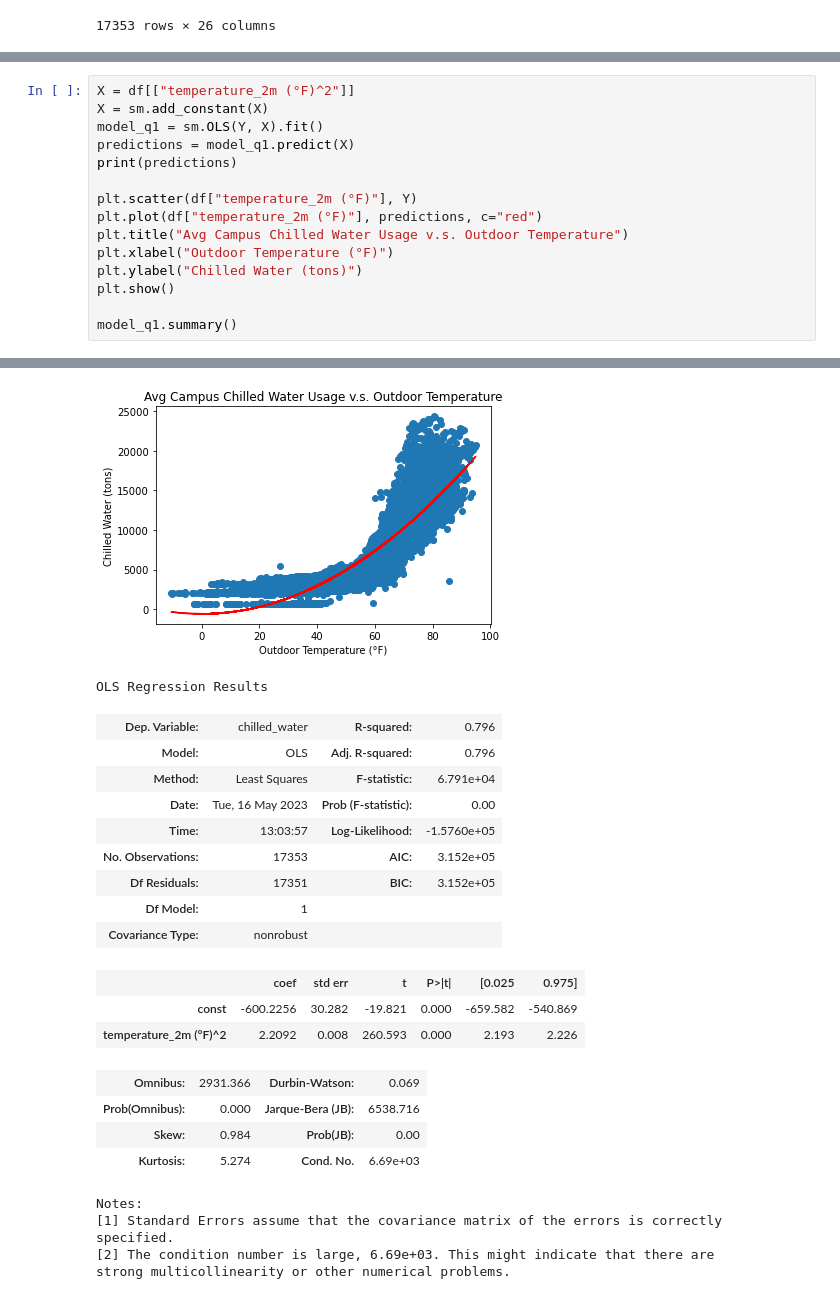
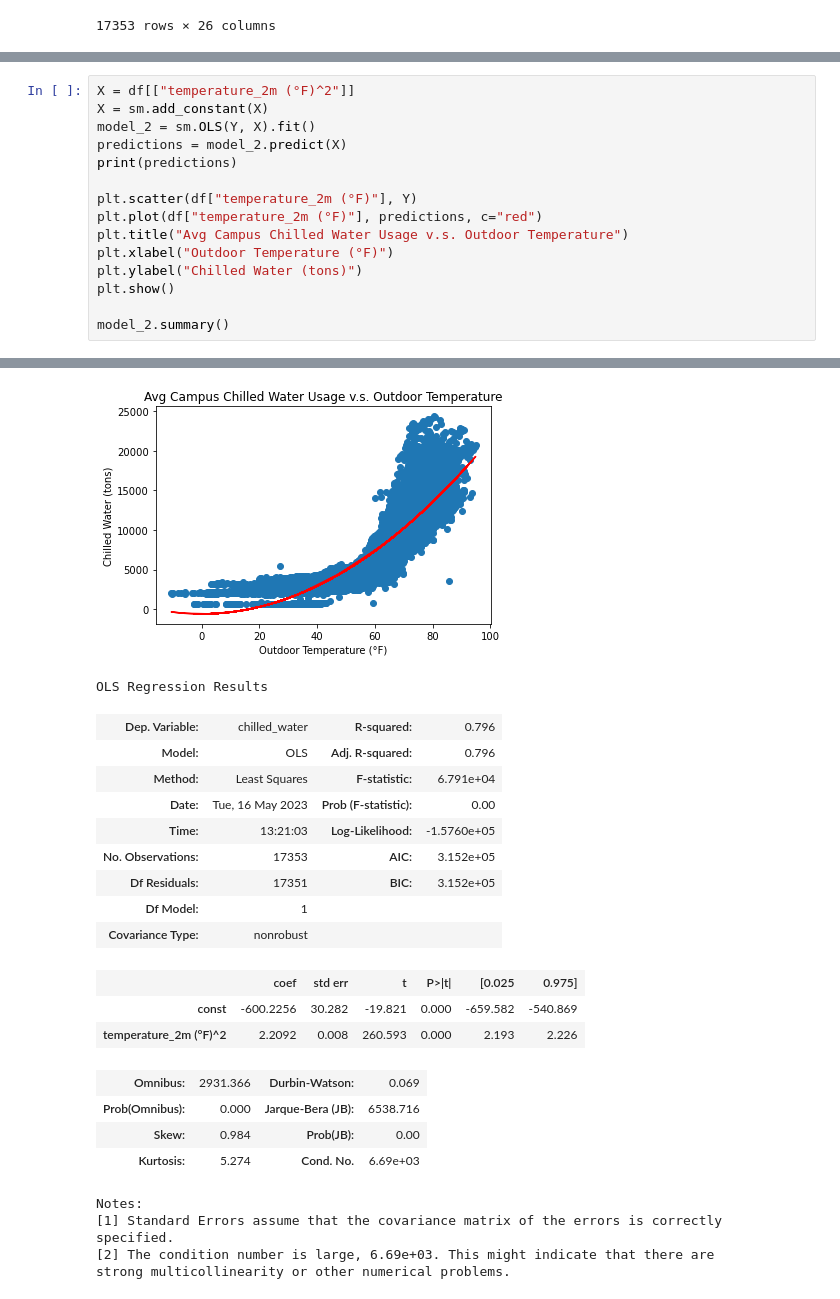
Before and after one commit to thereidfleish/ORIE-3120-Final-Project, a Jupyter notebook: ORIEProject/chilled_water.ipynb, the cells around one changed output, grey strips where cells are left out. Cells and saved outputs as stored; diff of their text form.

```diff
--- a/ORIEProject/chilled_water.ipynb
+++ b/ORIEProject/chilled_water.ipynb
@@ -334,38 +336,38 @@ Notes:
 # %%
 X = df[["temperature_2m (°F)^2"]]
 X = sm.add_constant(X)
-model_q1 = sm.OLS(Y, X).fit()
-predictions = model_q1.predict(X)
+model_2 = sm.OLS(Y, X).fit()
+predictions = model_2.predict(X)
 print(predictions)
 
 plt.scatter(df["temperature_2m (°F)"], Y)
 plt.plot(df["temperature_2m (°F)"], predictions, c="red")
 plt.title("Avg Campus Chilled Water Usage v.s. Outdoor Temperature")
 plt.xlabel("Outdoor Temperature (°F)")
 plt.ylabel("Chilled Water (tons)")
 plt.show()
 
-model_q1.summary()
+model_2.summary()
 # %% [output]
 0        2489.980189
 1        2424.233009
 2        2424.233009
 3        2326.937787
 4        2391.624529
             ...
 17406    5652.472570
 17407    4900.820586
 17408    4769.326226
 17409    4967.164263
 17410    4834.874574
 Length: 17353, dtype: float64
 [figure]
 OLS Regression Results
 | Dep. Variable: | chilled_water | R-squared: | 0.796 |
 | Model: | OLS | Adj. R-squared: | 0.796 |
 | Method: | Least Squares | F-statistic: | 6.791e+04 |
 | Date: | Tue, 16 May 2023 | Prob (F-statistic): | 0.00 |
-| Time: | 13:03:57 | Log-Likelihood: | -1.5760e+05 |
+| Time: | 13:21:03 | Log-Likelihood: | -1.5760e+05 |
 | No. Observations: | 17353 | AIC: | 3.152e+05 |
 | Df Residuals: | 17351 | BIC: | 3.152e+05 |
 | Df Model: | 1 |  |  |
```
Also changed, not shown: parts of 8 cells of this notebook.
